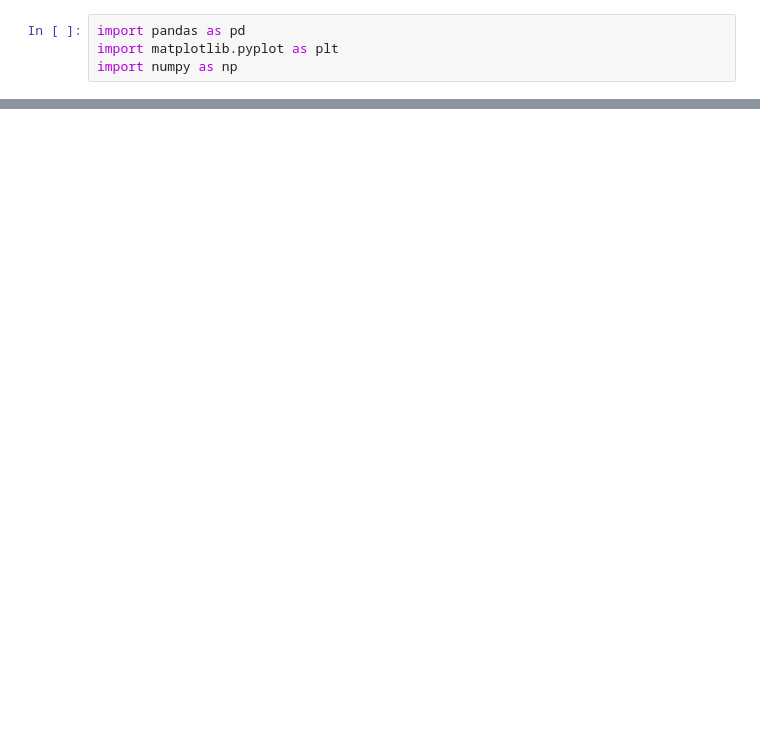
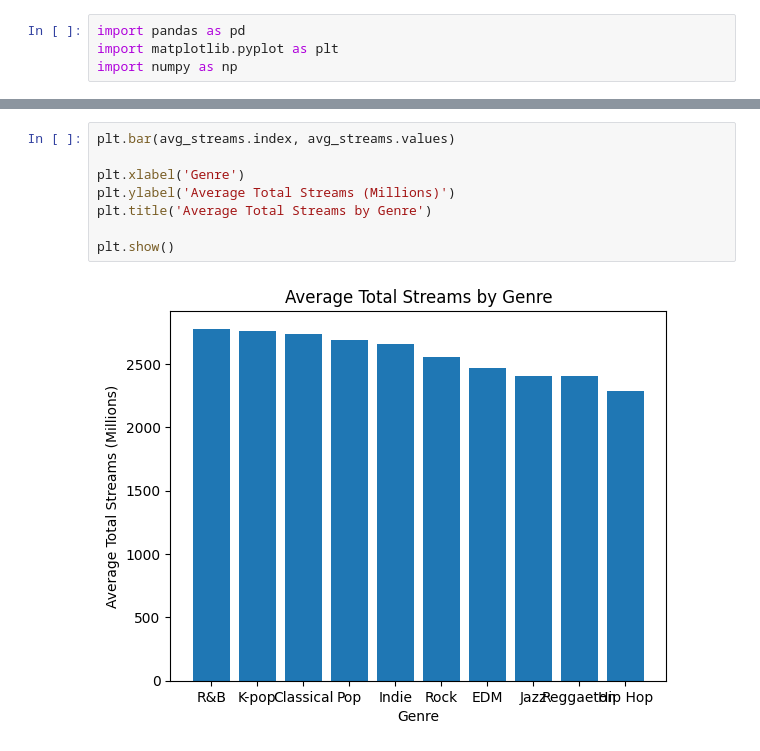
Before and after one commit to ryann1004/Visualization_Learning_RobYann, a Jupyter notebook: Notebooks/Visualization_Learning-1.ipynb, the cells around one changed output, grey strips where cells are left out. Saved outputs shown, nothing was run; the diff lists cells and outputs as text; blank space fills up the shorter version.

```diff
--- a/Notebooks/Visualization_Learning-1.ipynb
+++ b/Notebooks/Visualization_Learning-1.ipynb
@@ -36,0 +37,10 @@ plt.bar(avg_streams.index, avg_streams.values)
+# %%
+plt.bar(avg_streams.index, avg_streams.values)
+
+plt.xlabel('Genre')
+plt.ylabel('Average Total Streams (Millions)')
+plt.title('Average Total Streams by Genre')
+
+plt.show()
+# %% [output]
+[figure, added]
```
Also changed, not shown: parts of 6 cells of this notebook.
